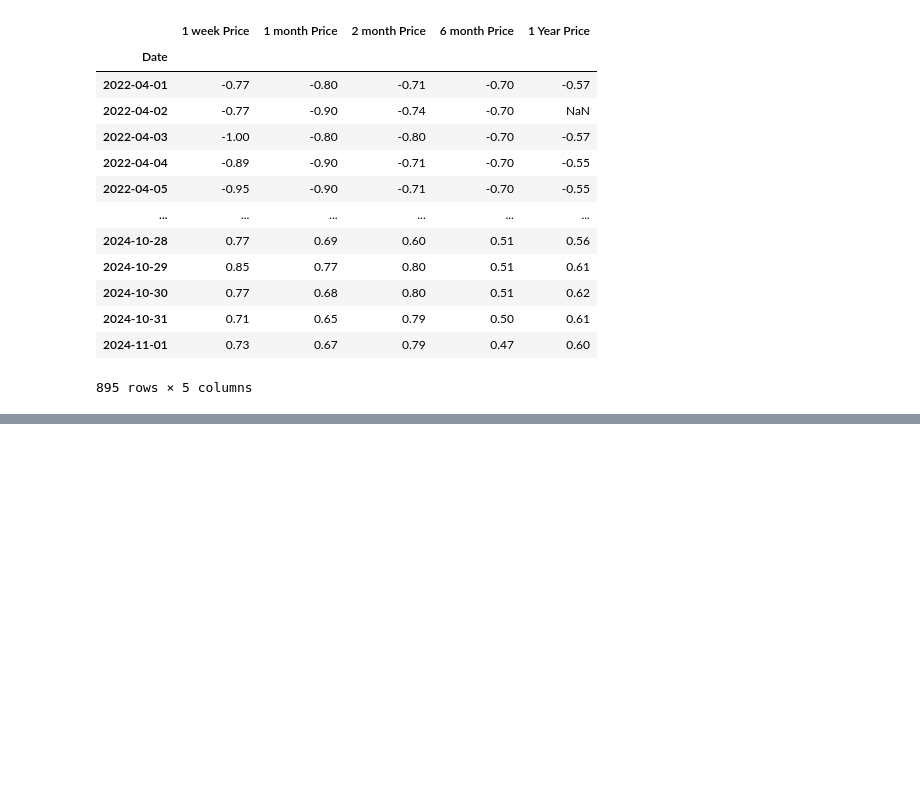
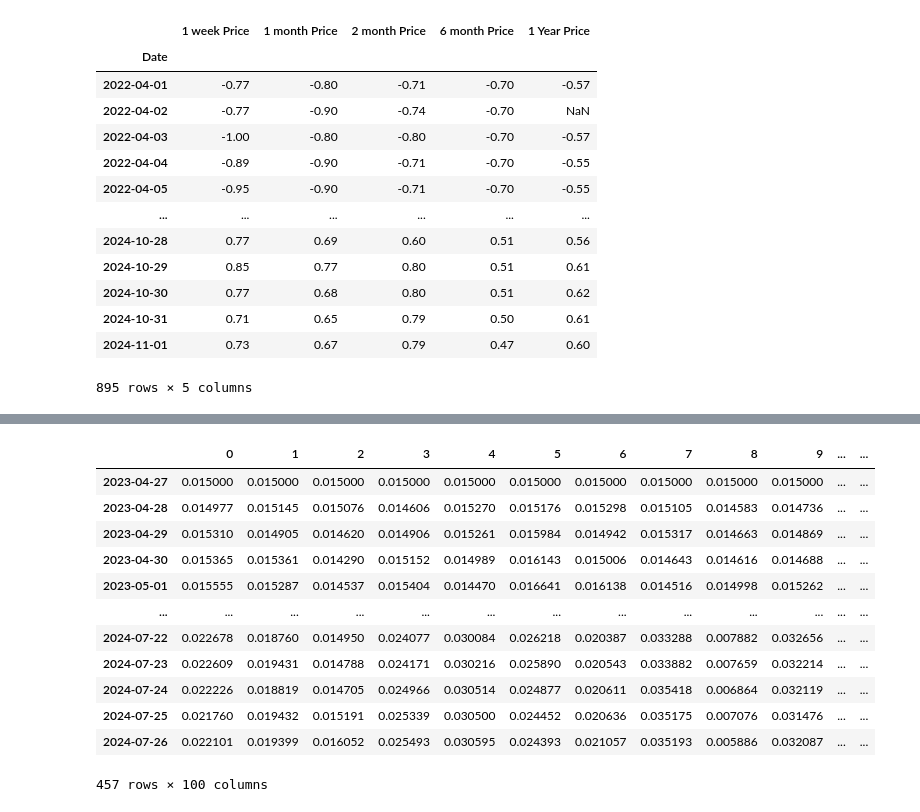
Before and after one commit to weiyuanoh/MH4518, a Jupyter notebook: WY/Model Notebooks/InterestRate.ipynb, the cells around one changed output, grey strips where cells are left out. Drawn from its saved outputs; the diff is of its cells as text; code cells hidden in the pictures; blank space fills up the shorter version.

```diff
--- a/WY/Model Notebooks/InterestRate.ipynb
+++ b/WY/Model Notebooks/InterestRate.ipynb
@@ -84,15 +92 @@ def vasicek_zero_coupon_price(r_t, a, b, sigma, T, t=0):
     return P
-# %%
-def calibration_objective(params, r0, times_to_maturity, market_prices):
-    a, b, sigma = params
-    model_prices = vasicek_zero_coupon_price(
-        r_t=r0,
-        a=a,
-        b=b,
-        sigma=sigma,
-        T=times_to_maturity
-    )
-    # Calculate the squared differences
-    squared_diffs = (market_prices - model_prices) ** 2
-    # Sum the squared differences
-    return np.sum(squared_diffs)
@@ -188,0 +217,19 @@ KeyboardInterrupt:
+# %%
+r_paths = pd.DataFrame(r_paths).T
+dates_index= pd.date_range(cs.initial_fixing_date, new_date, inclusive='left')
+r_paths.index = dates_index
+r_paths
+# %% [output]
+|  | 0 | 1 | 2 | 3 | 4 | 5 | 6 | 7 | 8 | 9 | ... | ... |
+| 2023-04-27 | 0.015000 | 0.015000 | 0.015000 | 0.015000 | 0.015000 | 0.015000 | 0.015000 | 0.015000 | 0.015000 | 0.015000 | ... | ... |
+| 2023-04-28 | 0.014977 | 0.015145 | 0.015076 | 0.014606 | 0.015270 | 0.015176 | 0.015298 | 0.015105 | 0.014583 | 0.014736 | ... | ... |
+| 2023-04-29 | 0.015310 | 0.014905 | 0.014620 | 0.014906 | 0.015261 | 0.015984 | 0.014942 | 0.015317 | 0.014663 | 0.014869 | ... | ... |
+| 2023-04-30 | 0.015365 | 0.015361 | 0.014290 | 0.015152 | 0.014989 | 0.016143 | 0.015006 | 0.014643 | 0.014616 | 0.014688 | ... | ... |
+| 2023-05-01 | 0.015555 | 0.015287 | 0.014537 | 0.015404 | 0.014470 | 0.016641 | 0.016138 | 0.014516 | 0.014998 | 0.015262 | ... | ... |
+| ... | ... | ... | ... | ... | ... | ... | ... | ... | ... | ... | ... | ... |
+| 2024-07-22 | 0.022678 | 0.018760 | 0.014950 | 0.024077 | 0.030084 | 0.026218 | 0.020387 | 0.033288 | 0.007882 | 0.032656 | ... | ... |
+| 2024-07-23 | 0.022609 | 0.019431 | 0.014788 | 0.024171 | 0.030216 | 0.025890 | 0.020543 | 0.033882 | 0.007659 | 0.032214 | ... | ... |
+| 2024-07-24 | 0.022226 | 0.018819 | 0.014705 | 0.024966 | 0.030514 | 0.024877 | 0.020611 | 0.035418 | 0.006864 | 0.032119 | ... | ... |
+| 2024-07-25 | 0.021760 | 0.019432 | 0.015191 | 0.025339 | 0.030500 | 0.024452 | 0.020636 | 0.035175 | 0.007076 | 0.031476 | ... | ... |
+| 2024-07-26 | 0.022101 | 0.019399 | 0.016052 | 0.025493 | 0.030595 | 0.024393 | 0.021057 | 0.035193 | 0.005886 | 0.032087 | ... | ... |
+457 rows × 100 columns
```
Also changed, not shown: parts of 18 cells of this notebook, 6 other files.
